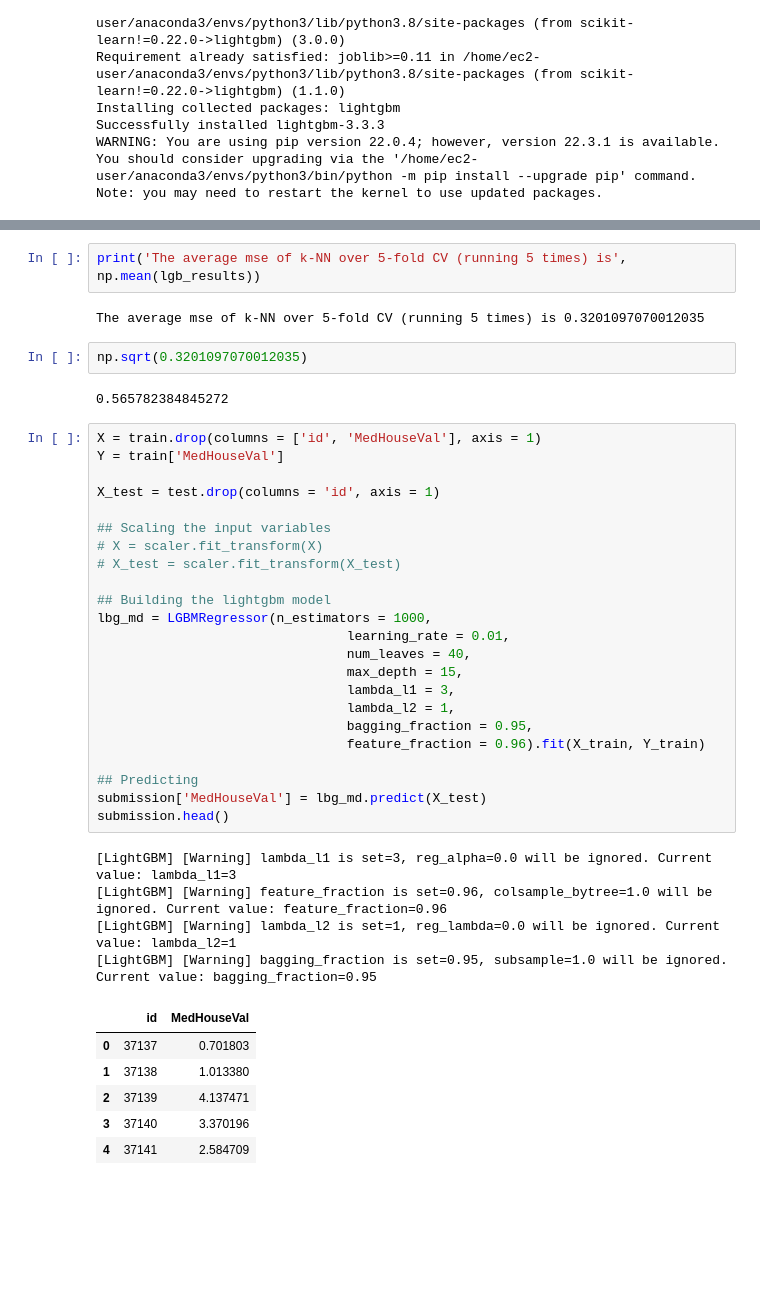
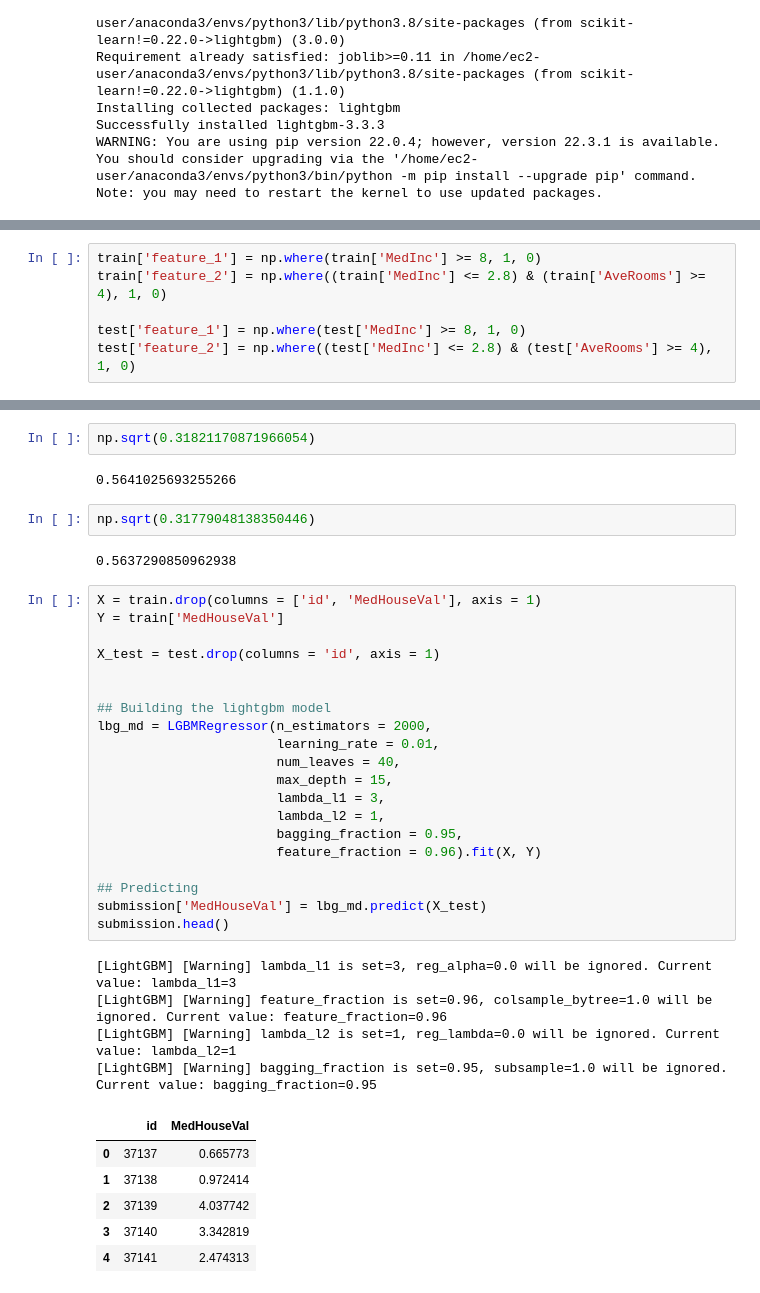
Before and after one commit to Analytics-Data-Science-and-Tech/Analytics_Data_Science, a Jupyter notebook: Tabular-Playground-Series/Tabular-Playground-Jan-2023/Ep1/Feature_Engineering.ipynb, the cells around one changed output, grey strips where cells are left out. Cells and saved outputs as stored; diff of their text form; blank space fills up the shorter version.

```diff
--- a/Tabular-Playground-Series/Tabular-Playground-Jan-2023/Ep1/Feature_Engineering.ipynb
+++ b/Tabular-Playground-Series/Tabular-Playground-Jan-2023/Ep1/Feature_Engineering.ipynb
@@ -56,0 +92,6 @@ submission = pd.read_csv(file_content_stream_3)
+# %%
+train['feature_1'] = np.where(train['MedInc'] >= 8, 1, 0)
+train['feature_2'] = np.where((train['MedInc'] <= 2.8) & (train['AveRooms'] >= 4), 1, 0)
+
+test['feature_1'] = np.where(test['MedInc'] >= 8, 1, 0)
+test['feature_2'] = np.where((test['MedInc'] <= 2.8) & (test['AveRooms'] >= 4), 1, 0)
@@ -121,42 +171,39 @@ The average mse of k-NN over 5-fold CV (running 5 times) is nan
-# %%
-print('The average mse of k-NN over 5-fold CV (running 5 times) is', np.mean(lgb_results))
-# %% [output]
-The average mse of k-NN over 5-fold CV (running 5 times) is 0.3201097070012035
 # %%
-np.sqrt(0.3201097070012035)
+np.sqrt(0.31821170871966054)
 # %% [output]
-0.565782384845272
+0.5641025693255266
+# %%
+np.sqrt(0.31779048138350446)
+# %% [output]
+0.5637290850962938
 # %%
 X = train.drop(columns = ['id', 'MedHouseVal'], axis = 1)
 Y = train['MedHouseVal']
 
 X_test = test.drop(columns = 'id', axis = 1)
 
-## Scaling the input variables
-# X = scaler.fit_transform(X)
-# X_test = scaler.fit_transform(X_test)
 
 ## Building the lightgbm model
-lbg_md = LGBMRegressor(n_estimators = 1000,
-                                learning_rate = 0.01,
-                                num_leaves = 40,
-                                max_depth = 15,
-                                lambda_l1 = 3,
-                                lambda_l2 = 1,
-                                bagging_fraction = 0.95,
-                                feature_fraction = 0.96).fit(X_train, Y_train)
+lbg_md = LGBMRegressor(n_estimators = 2000,
+                       learning_rate = 0.01,
+                       num_leaves = 40,
+                       max_depth = 15,
+                       lambda_l1 = 3,
+                       lambda_l2 = 1,
+                       bagging_fraction = 0.95,
+                       feature_fraction = 0.96).fit(X, Y)
 
 ## Predicting
 submission['MedHouseVal'] = lbg_md.predict(X_test)
 submission.head()
 # %% [output]
 [LightGBM] [Warning] lambda_l1 is set=3, reg_alpha=0.0 will be ignored. Current value: lambda_l1=3
 [LightGBM] [Warning] feature_fraction is set=0.96, colsample_bytree=1.0 will be ignored. Current value: feature_fraction=0.96
 [LightGBM] [Warning] lambda_l2 is set=1, reg_lambda=0.0 will be ignored. Current value: lambda_l2=1
 [LightGBM] [Warning] bagging_fraction is set=0.95, subsample=1.0 will be ignored. Current value: bagging_fraction=0.95
 |  | id | MedHouseVal |
-| 0 | 37137 | 0.701803 |
-| 1 | 37138 | 1.013380 |
-| 2 | 37139 | 4.137471 |
-| 3 | 37140 | 3.370196 |
-| 4 | 37141 | 2.584709 |
+| 0 | 37137 | 0.665773 |
+| 1 | 37138 | 0.972414 |
+| 2 | 37139 | 4.037742 |
+| 3 | 37140 | 3.342819 |
+| 4 | 37141 | 2.474313 |
```
Also changed, not shown: parts of 8 cells of this notebook.
